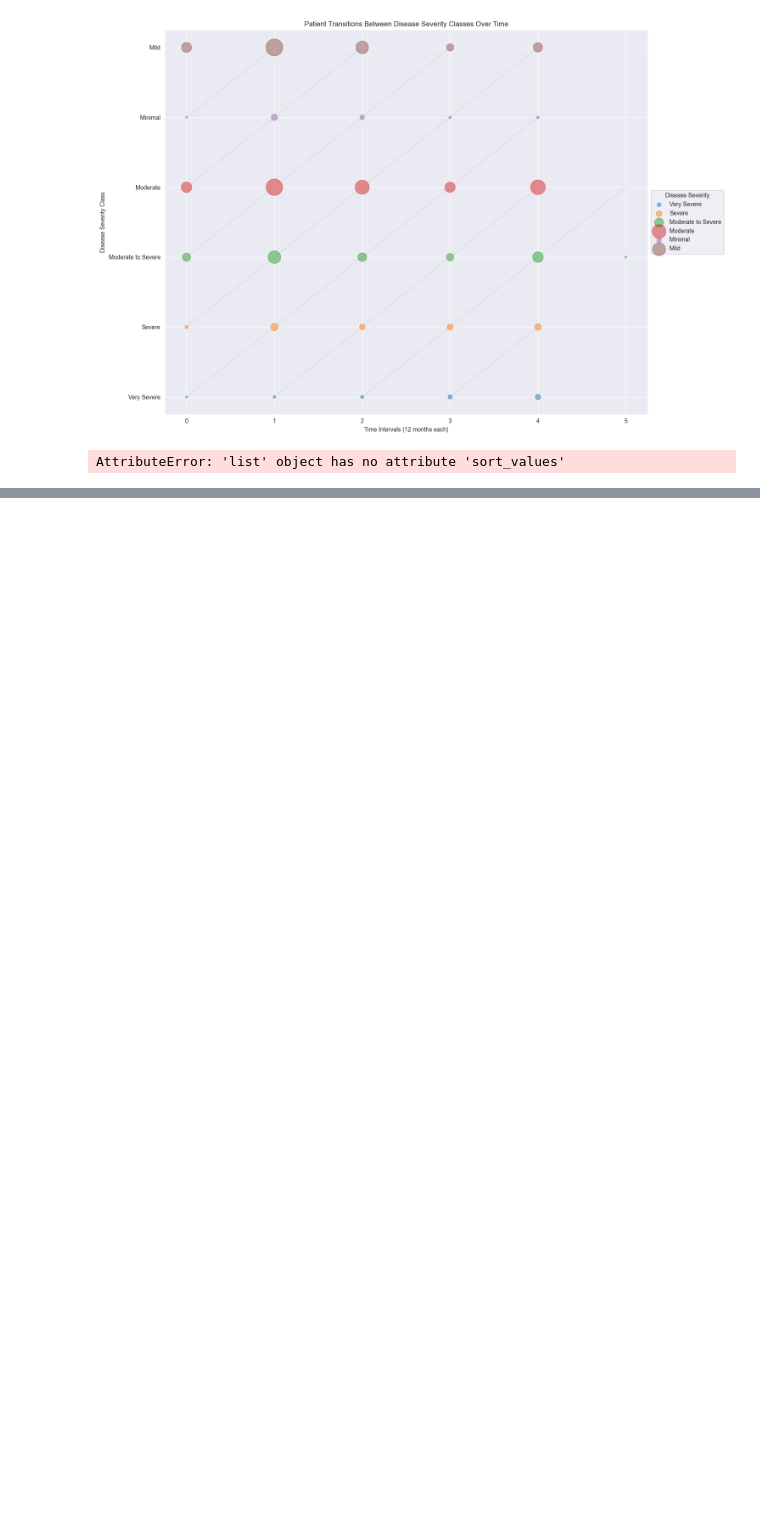
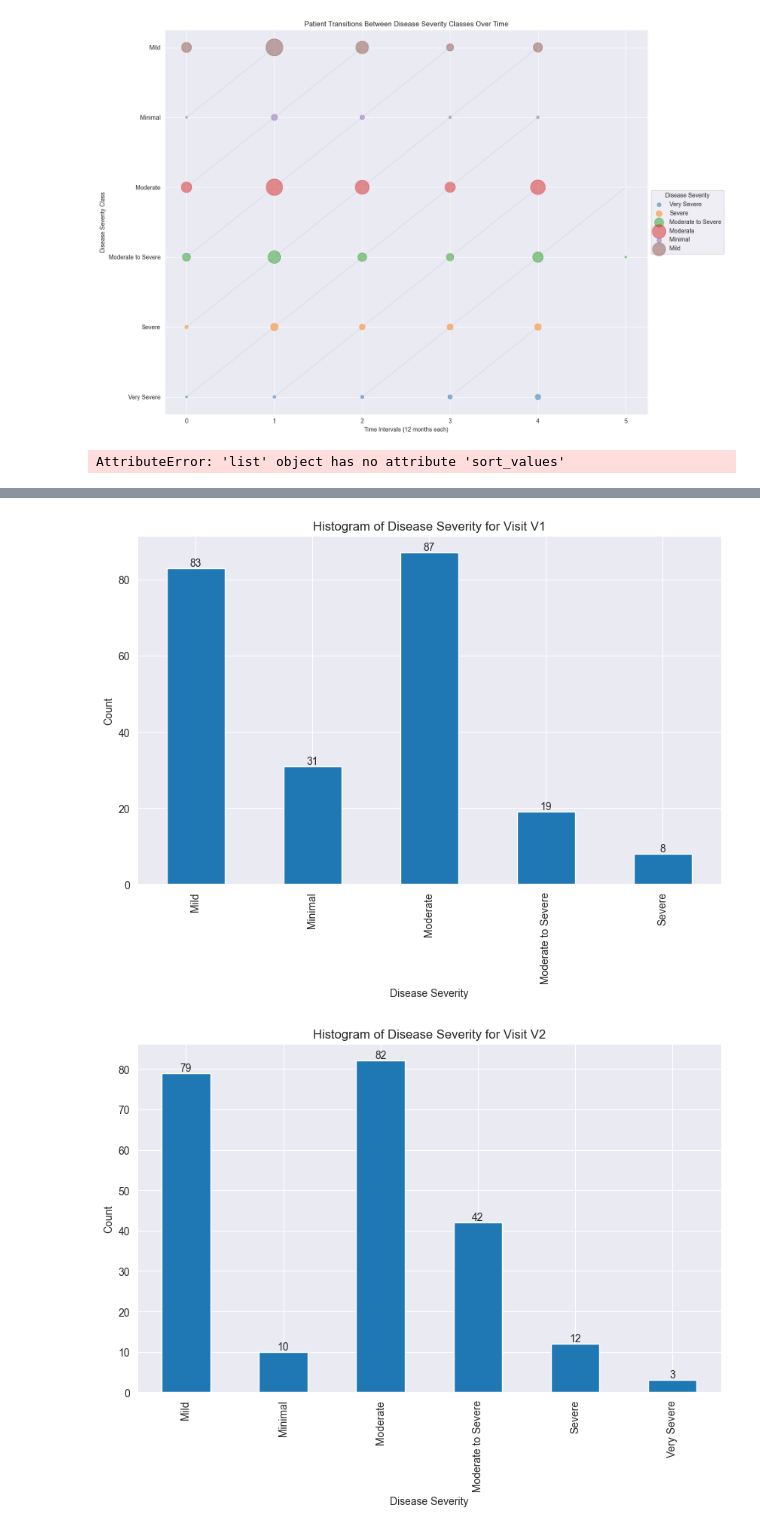
Before and after one commit to iammahbubalam/PPMI_Research_on_Parkinsons, a Jupyter notebook: src/mahbub/tabular_data.ipynb, the cells around one changed output, grey strips where cells are left out. Cells and saved outputs as stored; diff of their text form; code cells hidden in the pictures; blank space fills up the shorter version.

```diff
--- a/src/mahbub/tabular_data.ipynb
+++ b/src/mahbub/tabular_data.ipynb
@@ -1225,0 +1654,30 @@ plt.show()
+# %%
+import pandas as pd
+import matplotlib.pyplot as plt
+
+# Load the dataset
+data = pd.read_csv("B:/Projects/PycharmProjects/PPMI_Research_on_Parkinson's/src/mahbub/finalDatasetWithUPDRSScore.csv")
+
+# Define the target column
+target_column = "Disease_Severity"
+
+# Group by the 'Visit' column
+grouped_data = data.groupby('Visit')
+
+# Plot histogram for each group
+for visit, group in grouped_data:
+    plt.figure(figsize=(10, 6))
+    counts = group[target_column].value_counts().sort_index()
+    ax = counts.plot(kind='bar')
+    plt.xlabel('Disease Severity')
+    plt.ylabel('Count')
+    plt.title(f'Histogram of Disease Severity for Visit {visit}')
+
+    # Annotate the bars with the frequency counts
+    for i in range(len(counts)):
+        ax.text(i, counts.iloc[i], str(counts.iloc[i]), ha='center', va='bottom')
+
+    plt.show()
+# %% [output]
+[figure, added]
+[figure, added]
```
Also changed, not shown: parts of 11 cells of this notebook, 10 other files.
